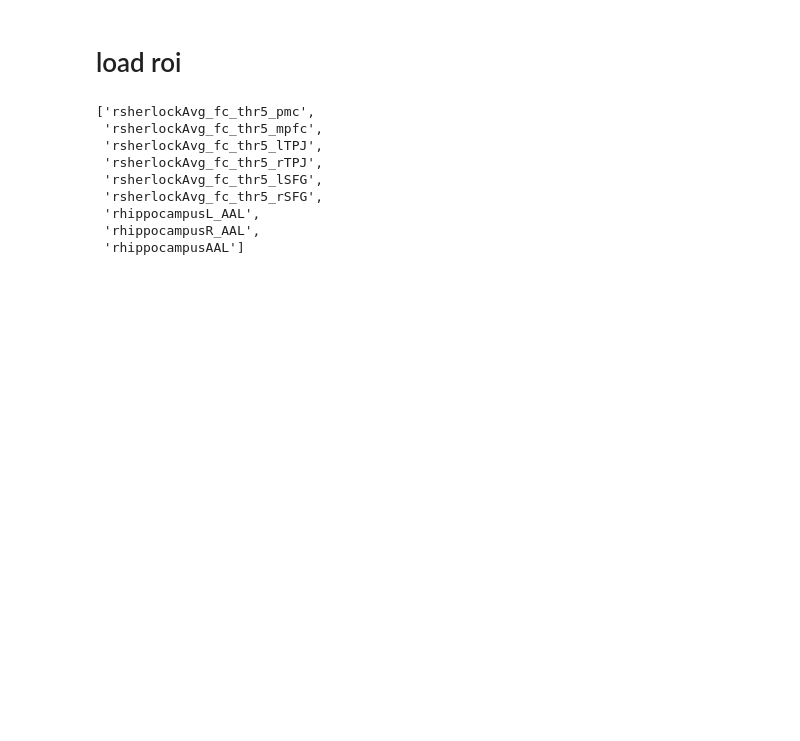
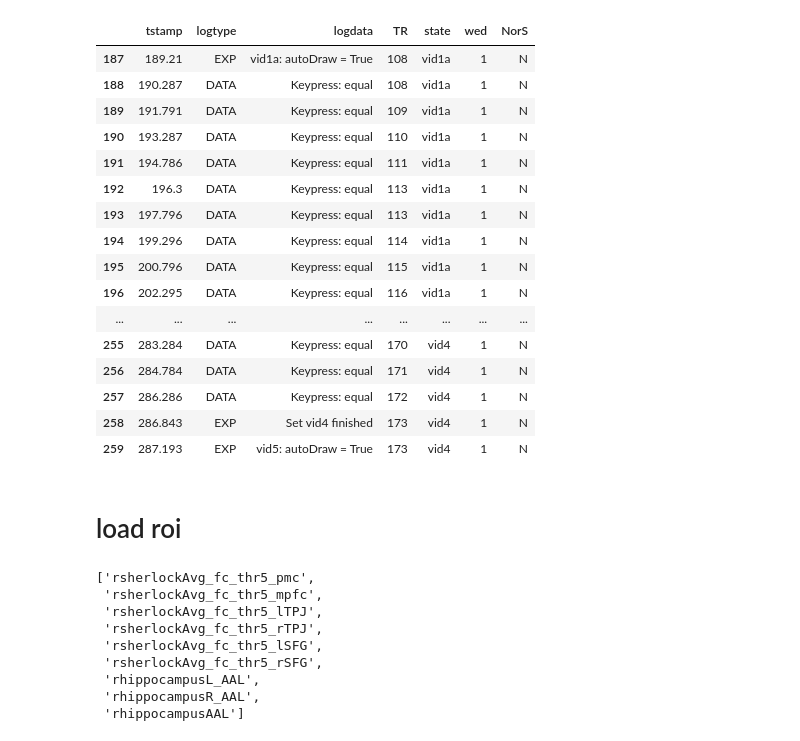
Before and after one commit to andrebeu/cswfmri, a Jupyter notebook: brain_SRM_and_classify.ipynb, the cells around one changed output. Cells and saved outputs as stored; diff of their text form; code cells hidden in the pictures; blank space fills up the shorter version.

```diff
--- a/brain_SRM_and_classify.ipynb
+++ b/brain_SRM_and_classify.ipynb
@@ -134,3 +338,32 @@ logdf = load_logdf(sub_num)
+# %%
+wed_arr = logdf.wed.unique()
+wed_arr = wed_arr[wed_arr!=99]
+
+wed_test = wed_arr[4]
+
+wed_train_arr = wed_arr[wed_arr != wed_test]
+
+pd.options.display.max_rows = 99
+logdf_train = logdf[logdf.wed.isin(wed_train_arr)]
+logdf_train[logdf_train.wed==1]
+# %% [output]
+|  | tstamp | logtype | logdata | TR | state | wed | NorS |
+| 187 | 189.21 | EXP | vid1a: autoDraw = True | 108 | vid1a | 1 | N |
+| 188 | 190.287 | DATA | Keypress: equal | 108 | vid1a | 1 | N |
+| 189 | 191.791 | DATA | Keypress: equal | 109 | vid1a | 1 | N |
+| 190 | 193.287 | DATA | Keypress: equal | 110 | vid1a | 1 | N |
+| 191 | 194.786 | DATA | Keypress: equal | 111 | vid1a | 1 | N |
+| 192 | 196.3 | DATA | Keypress: equal | 113 | vid1a | 1 | N |
+| 193 | 197.796 | DATA | Keypress: equal | 113 | vid1a | 1 | N |
+| 194 | 199.296 | DATA | Keypress: equal | 114 | vid1a | 1 | N |
+| 195 | 200.796 | DATA | Keypress: equal | 115 | vid1a | 1 | N |
+| 196 | 202.295 | DATA | Keypress: equal | 116 | vid1a | 1 | N |
+| ... | ... | ... | ... | ... | ... | ... | ... |
+| 255 | 283.284 | DATA | Keypress: equal | 170 | vid4 | 1 | N |
+| 256 | 284.784 | DATA | Keypress: equal | 171 | vid4 | 1 | N |
+| 257 | 286.286 | DATA | Keypress: equal | 172 | vid4 | 1 | N |
+| 258 | 286.843 | EXP | Set vid4 finished | 173 | vid4 | 1 | N |
+| 259 | 287.193 | EXP | vid5: autoDraw = True | 173 | vid4 | 1 | N |
 # %% [markdown]
 # load roi
 # %%
```
Also changed, not shown: parts of 21 cells of this notebook, 1 other file.
